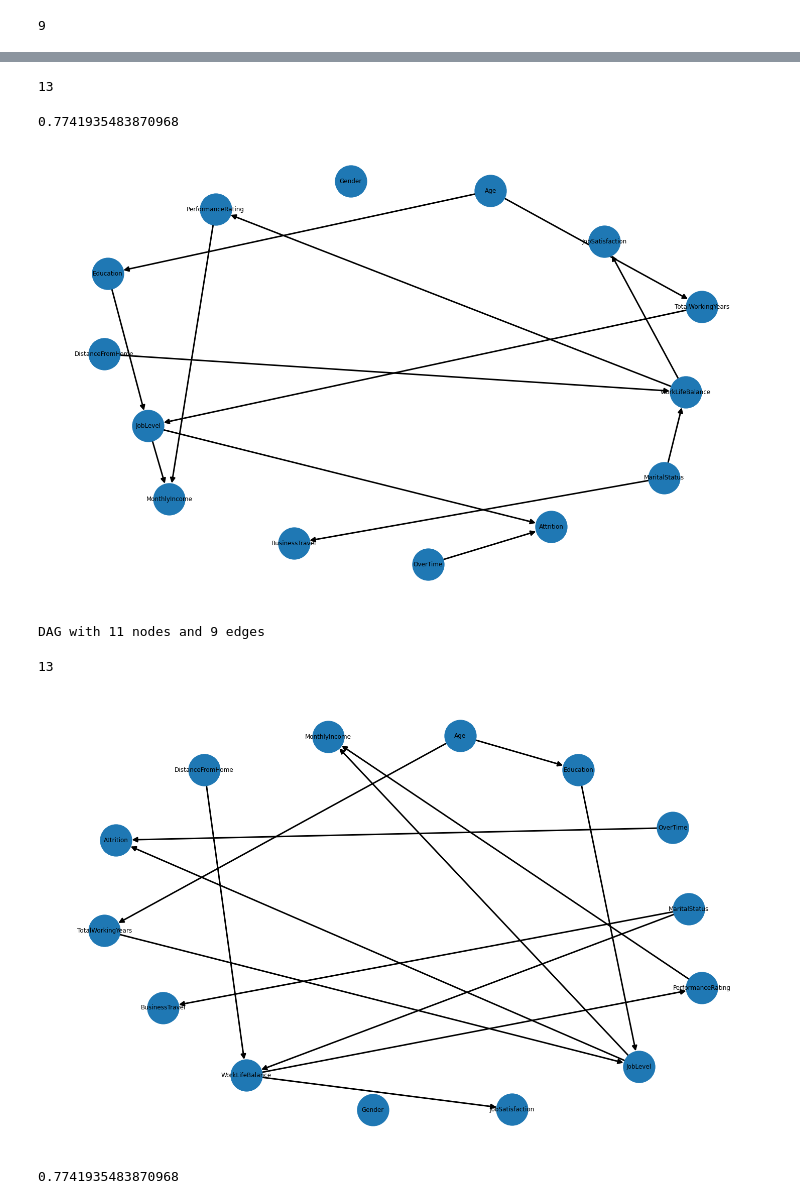
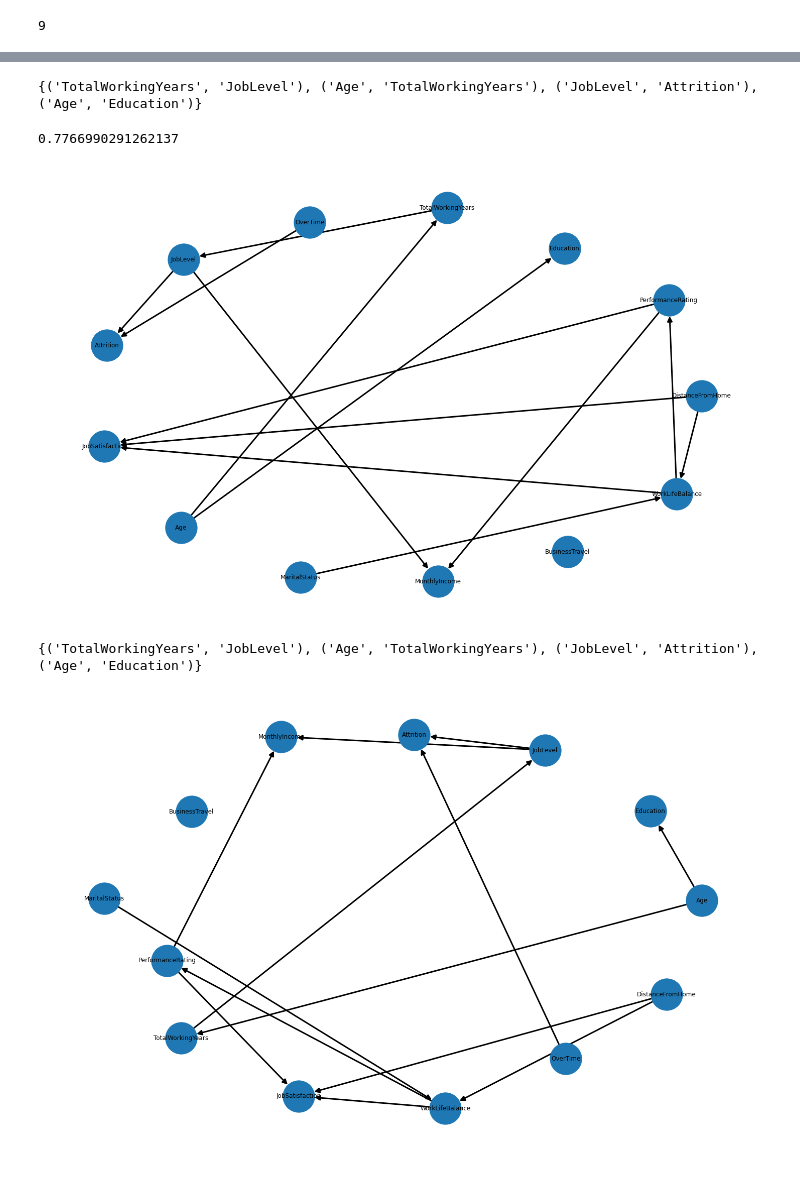
Before and after one commit to jacopodabramo/FAIKR3, a Jupyter notebook: BayesianNet.ipynb, the cells around one changed output, grey strips where cells are left out. Drawn from its saved outputs; the diff is of its cells as text; code cells hidden in the pictures.

```diff
--- a/BayesianNet.ipynb
+++ b/BayesianNet.ipynb
@@ -88,14 +124,14 @@ correlation_score(best_model, df, test="chi_square", significance_level=0.05)
 # %%
 edges = [("DistanceFromHome","WorkLifeBalance"),
-            ("MaritalStatus","WorkLifeBalance"),
-            ("MaritalStatus","BusinessTravel"),
-            ("Education","JobLevel"),
-            ("WorkLifeBalance","JobSatisfaction"),
-            ("WorkLifeBalance","PerformanceRating"),
-            ("OverTime","Attrition"),
-            ("JobLevel","MonthlyIncome"),
-            ("PerformanceRating","MonthlyIncome"),
-                ]
+         ("DistanceFromHome","JobSatisfaction"),
+         ("WorkLifeBalance","JobSatisfaction"),
+         ("WorkLifeBalance","PerformanceRating"),
+         ("MaritalStatus","WorkLifeBalance"),
+         ("PerformanceRating","MonthlyIncome"),
+         ("PerformanceRating","JobSatisfaction"),
+         ("OverTime","Attrition"),
+         ("JobLevel","MonthlyIncome"),
+        ]
 print(len(edges))
 # %% [output]
 9
@@ -136,30 +175,22 @@ for i in range(0,len(orderd_list)):
 # %%
 import matplotlib.pyplot as plt
 plt.figure(figsize=(20,12.5))
-est = HillClimbSearch(df)
-start_dag = DAG()
-start_dag.add_edges_from(ebunch=edges)
-best_model = est.estimate(scoring_method=BicScore(df),fixed_edges=edges, black_list=black_list)
-nx.draw(best_model, with_labels=True,node_size=4000, width=3, arrowsize=20)
-print(len(best_model.edges()))
-correlation_score(best_model, df, test="chi_square", significance_level=0.05)
+last_model_bic = HillClimbSearch(df)
+last_model_bic = est.estimate(scoring_method=BicScore(df),fixed_edges=edges, black_list=black_list)
+nx.draw(last_model_bic, with_labels=True,node_size=4000, width=3, arrowsize=20)
+print((last_model_bic.edges())-edges)
+correlation_score(last_model_bic, df, test="chi_square", significance_level=0.05)
 # %% [output]
-13
+{('TotalWorkingYears', 'JobLevel'), ('Age', 'TotalWorkingYears'), ('JobLevel', 'Attrition'), ('Age', 'Education')}
-0.7741935483870968
+0.7766990291262137
-[figure, old version]
+[figure, new version]
 # %%
 import matplotlib.pyplot as plt
 plt.figure(figsize=(20,12.5))
 est = HillClimbSearch(df)
-best_model = est.estimate(scoring_method=K2Score(df),fixed_edges=edges, black_list=black_list)
-nx.draw(best_model, with_labels=True,node_size=4000, width=3, arrowsize=20)
-print(len(best_model.edges()))
+last_model_K2 = est.estimate(scoring_method=K2Score(df),fixed_edges=edges, black_list=black_list)
+nx.draw(last_model_K2, with_labels=True,node_size=4000, width=3, arrowsize=20)
+print((last_model_K2.edges())-edges)
 # %% [output]
-DAG with 11 nodes and 9 edges
+{('TotalWorkingYears', 'JobLevel'), ('Age', 'TotalWorkingYears'), ('JobLevel', 'Attrition'), ('Age', 'Education')}
-13
-[figure, old version]
+[figure, new version]
-# %%
-
-correlation_score(best_model, df, test="chi_square", significance_level=0.05)
-# %% [output]
-0.7741935483870968
```
Also changed, not shown: parts of 24 cells of this notebook, 2 other files.
